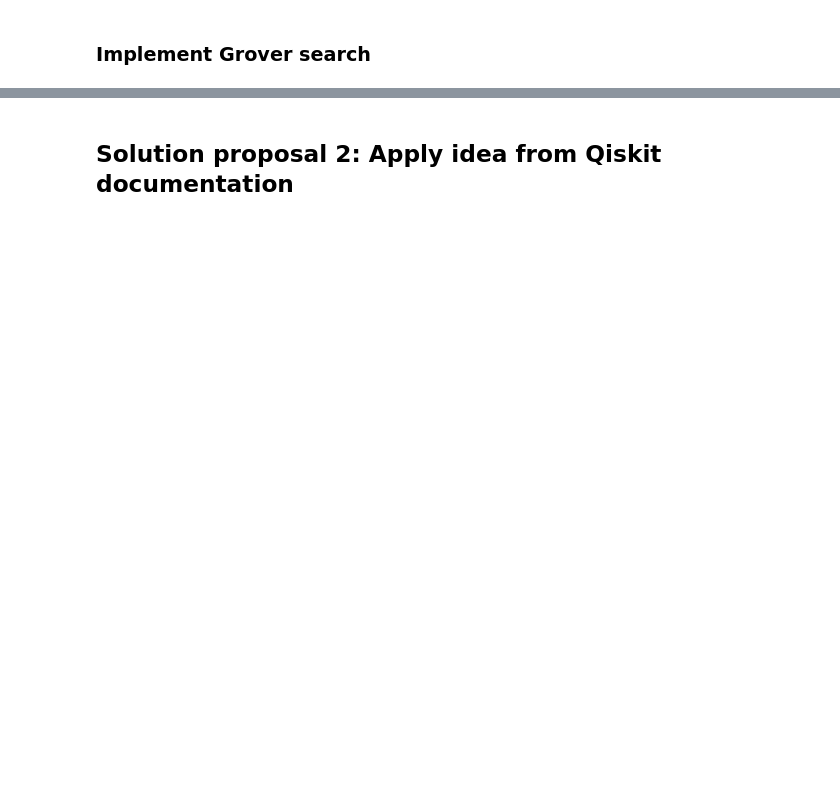
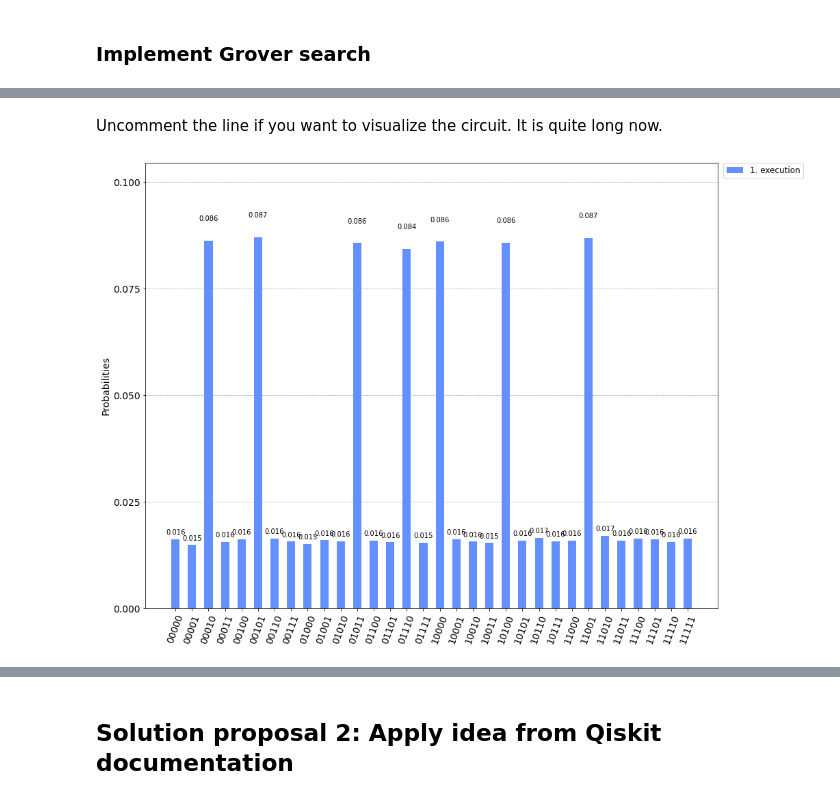
Before and after one commit to valterUo/classiq-coding-competition, a Jupyter notebook: kakuro.ipynb, the cells around one changed output, grey strips where cells are left out. Saved outputs shown, nothing was run; the diff lists cells and outputs as text; code cells hidden in the pictures; blank space fills up the shorter version.

```diff
--- a/kakuro.ipynb
+++ b/kakuro.ipynb
@@ -364,0 +414,32 @@ x_1 = 1
+# %%
+if query_qubits == 5:
+    final_circuits = []
+
+    for oracle in oracles:
+
+        ancialla_reg = QuantumRegister(5, name = 'ancilla')
+        query_reg = QuantumRegister(query_qubits, name = 'query')
+        target_reg = QuantumRegister(1, name = 'target')
+        classical_reg = ClassicalRegister(query_qubits)
+
+        grover_circuit = QuantumCircuit(query_reg, target_reg, ancialla_reg, classical_reg)
+
+        grover_circuit.h(query_reg)
+        grover_circuit.x(target_reg)
+        grover_circuit.h(target_reg)
+
+        for ctrl_char in oracle['circuit']:
+            grover_circuit = compose_grover_oracle2(grover_circuit, query_reg, target_reg, ancialla_reg, ctrl_char)
+
+        grover_circuit.barrier()
+        grover_circuit.h(query_reg)
+        grover_circuit.h(target_reg)
+        grover_circuit.x(query_reg)
+        grover_circuit.mcx(query_reg, target_reg[0])
+        grover_circuit.x(query_reg)
+        grover_circuit.h(query_reg)
+        grover_circuit.h(target_reg)
+
+        final_circuits.append(grover_circuit)
+# %% [markdown]
+Uncomment the line if you want to visualize the circuit. It is quite long now.
@@ -364,0 +448,14 @@ x_1 = 1
+# %%
+solution_counts = []
+for grover_circuit in final_circuits:
+    grover_circuit.measure(range(query_qubits), range(query_qubits))
+    aer_sim = Aer.get_backend('aer_simulator')
+    qobj = assemble(grover_circuit)
+    result = aer_sim.run(qobj, shots=100000).result()
+    counts = result.get_counts()
+    solution_counts.append(counts)
+# %%
+legend = [str(i + 1) + '. execution' for i in range(len(solution_counts))]
+plot_histogram(solution_counts, legend=legend, sort='asc', figsize=(15,12))
+# %% [output]
+[figure, added]
```
Also changed, not shown: parts of 22 cells of this notebook, 1 other file.
